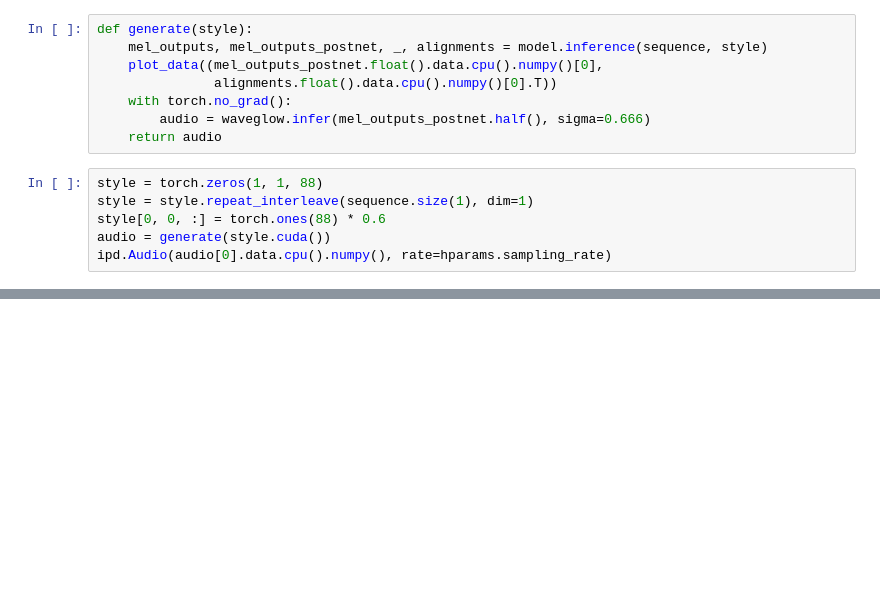
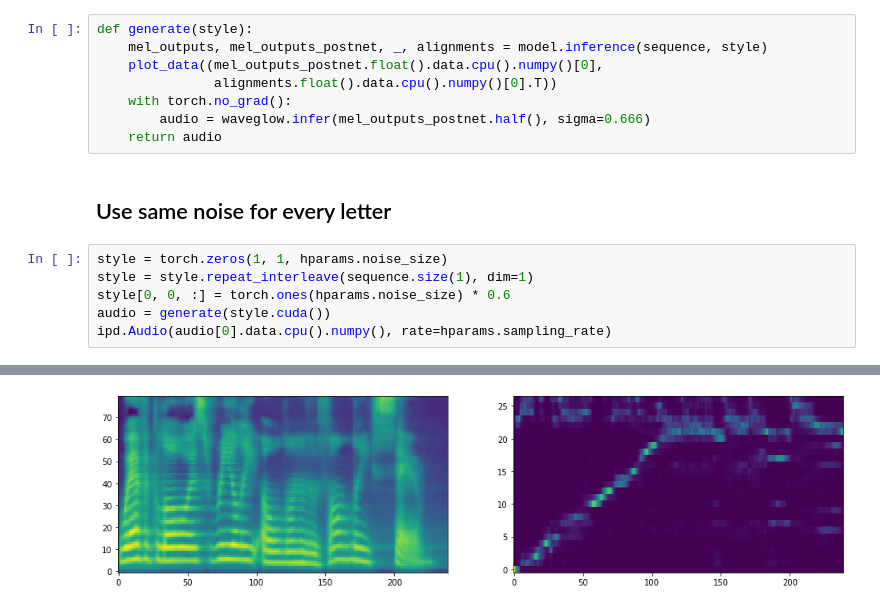
Before and after one commit to Brechard/GANtron, a Jupyter notebook: inference.ipynb, the cells around one changed output, grey strips where cells are left out. Drawn from its saved outputs; the diff is of its cells as text; blank space fills up the shorter version.

```diff
--- a/inference.ipynb
+++ b/inference.ipynb
@@ -86,12 +98,15 @@ def generate(style):
     with torch.no_grad():
         audio = waveglow.infer(mel_outputs_postnet.half(), sigma=0.666)
     return audio
+# %% [markdown]
+## Use same noise for every letter
 # %%
-style = torch.zeros(1, 1, 88)
+style = torch.zeros(1, 1, hparams.noise_size)
 style = style.repeat_interleave(sequence.size(1), dim=1)
-style[0, 0, :] = torch.ones(88) * 0.6
+style[0, 0, :] = torch.ones(hparams.noise_size) * 0.6
 audio = generate(style.cuda())
 ipd.Audio(audio[0].data.cpu().numpy(), rate=hparams.sampling_rate)
 # %% [output]
 [interactive output not drawn]
+[figure, added]
 # %%
```
Also changed, not shown: parts of 12 cells of this notebook, 1 other file.
